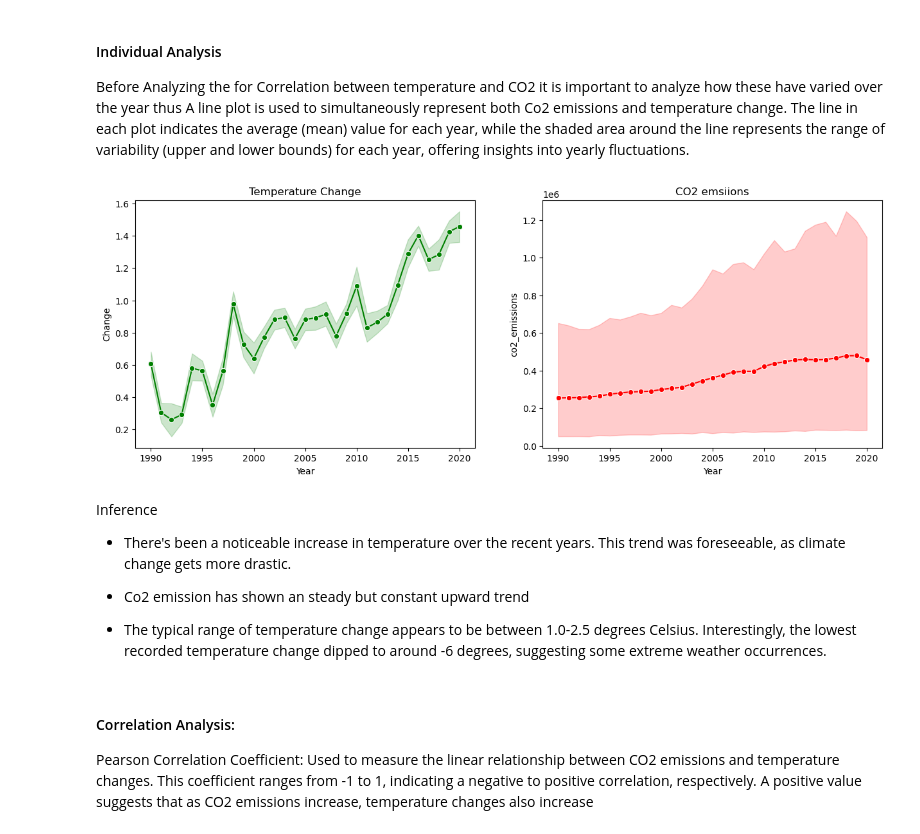
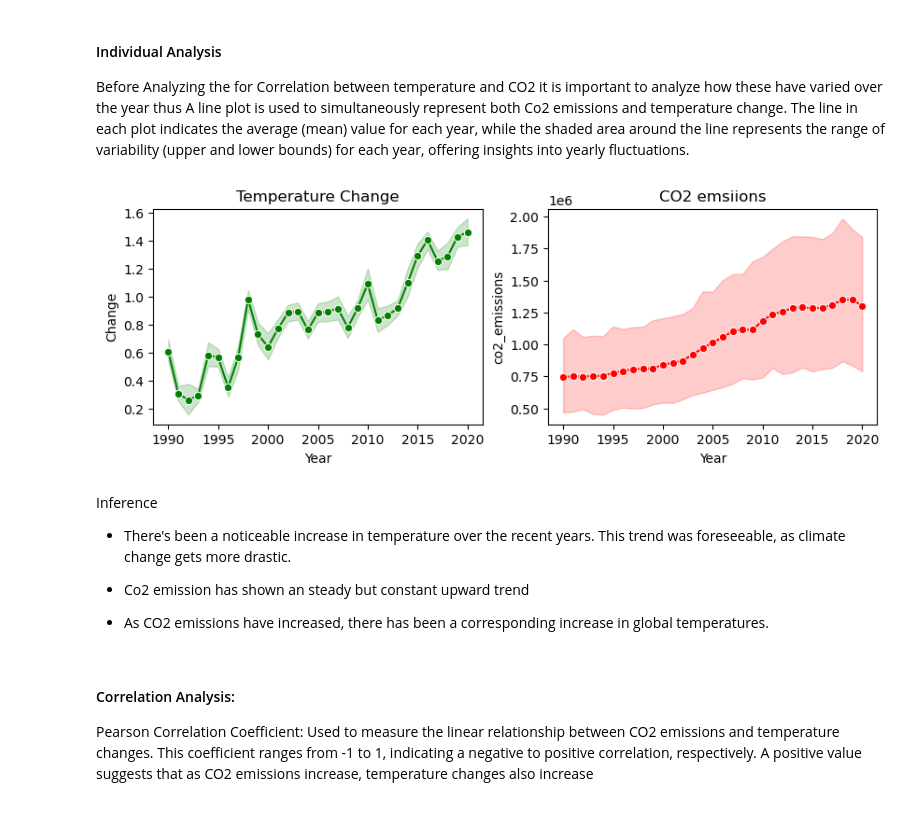
Before and after one commit to moeezmujahid70/MADE-SS24, a Jupyter notebook: project/analysis-report.ipynb, the cells around one changed output. Drawn from its saved outputs; the diff is of its cells as text; code cells hidden in the pictures.

```diff
--- a/project/analysis-report.ipynb
+++ b/project/analysis-report.ipynb
@@ -68,6 +68,7 @@ In this report, analysis are performed on following topics:
 #display merged table results
 import pandas as pd
 merged_df = pd.read_sql_table('tempCO2', 'sqlite:///../data/pipelineDB.sqlite')
+co_df = pd.read_sql_table('CO2_emissions', 'sqlite:///../data/pipelineDB.sqlite')
 merged_df.head()
 # %% [output]
 |  | Area | Year | Change | country_code | co2_emissions |
@@ -87,22 +88,22 @@ Before Analyzing the for Correlation between temperature and CO2 it is important
 # %%
 import matplotlib.pyplot as plt
 import seaborn as sns
 
-fig, (ax1, ax2) = plt.subplots(1, 2, figsize=(15, 5))
+fig, (ax1, ax2) = plt.subplots(1, 2, figsize=(10, 3))
 sns.lineplot(data=merged_df, x='Year', y='Change', ax=ax1, marker='o', color='g')
 ax1.set_title('Temperature Change')
-sns.lineplot(data=merged_df, x='Year', y='co2_emissions', ax=ax2, marker='o', color='r')
+sns.lineplot(data=co_df, x='Year', y='co2_emissions', ax=ax2, marker='o', color='r')
 ax2.set_title('CO2 emsiions')
 plt.show()
 # %% [output]
-[figure, old version]
+[figure, new version]
 # %% [markdown]
 Inference
 
 - There's been a noticeable increase in temperature over the recent years. This trend was foreseeable, as climate change gets more drastic.
 - Co2 emission  has shown an steady but constant upward trend
 
-- The typical range of temperature change appears to be between 1.0-2.5 degrees Celsius. Interestingly, the lowest recorded temperature change dipped to around -6 degrees, suggesting some extreme weather occurrences.
+- As CO2 emissions have increased, there has been a corresponding increase in global temperatures.
 # %% [markdown]
 #### Correlation Analysis:
 
```
Also changed, not shown: parts of 5 cells of this notebook.
